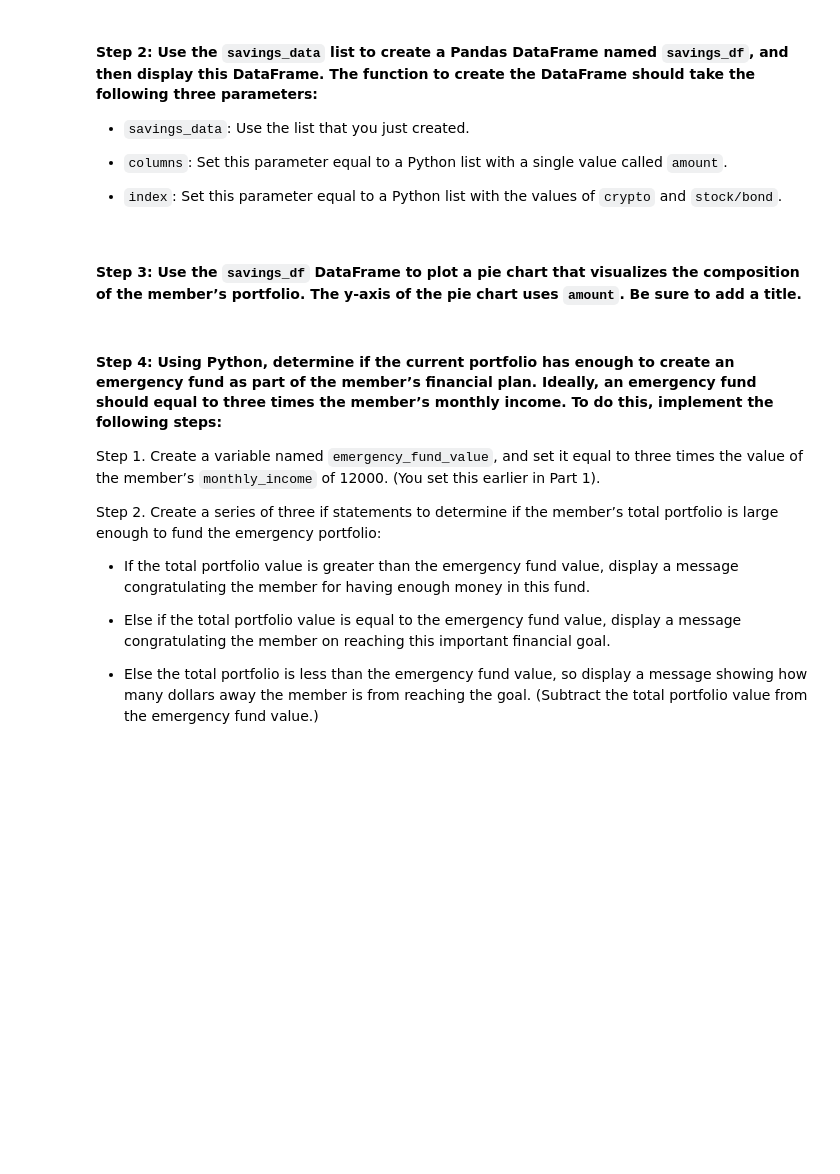
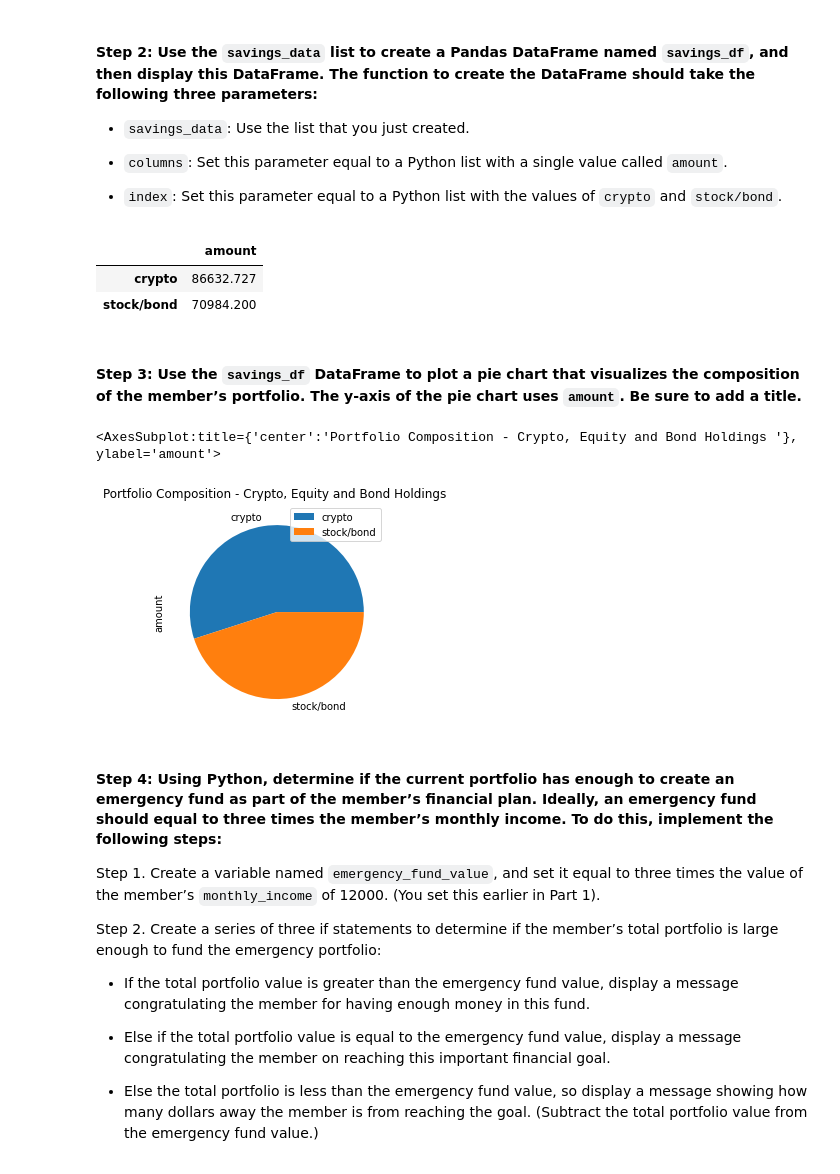
Before and after one commit to tembolo1284/ChallengeFiles_Part5_PaulLopez, a Jupyter notebook: financial_planning_tools.ipynb, the cells around one changed output. Cells and saved outputs as stored; diff of their text form; code cells hidden in the pictures; blank space fills up the shorter version.

```diff
--- a/financial_planning_tools.ipynb
+++ b/financial_planning_tools.ipynb
@@ -265,6 +271,6 @@ agg_value = # YOUR CODE HERE
 # %%
 # Calculate the current value of the stock portion of the portfolio
-spy_value = # YOUR CODE HERE
+spy_value = spy_shares * spy_close_price
 
 # Print the current value of the stock portfolio
-# YOUR CODE HERE
+print(f"The current value of your equity portfolio holding is ${spy_value:.2f}")
@@ -271,6 +279,6 @@ spy_value = # YOUR CODE HERE
 # %%
 # Calculate the total value of the stock and bond portion of the portfolio
-total_stocks_bonds = # YOUR CODE HERE
+total_stocks_bonds = agg_value + spy_value
 
 # Print the current balance of the stock and bond portion of the portfolio
-# YOUR CODE HERE
+print(f"The current value of your total portfolio holding is ${total_stocks_bonds:.2f}")
@@ -313,7 +325,7 @@ In this section, you’ll use the valuations for the cryptocurrency wallet and f
 #### Step 1: Create a Python list named `savings_data` that has two elements. The first element contains the total value of the cryptocurrency wallet. The second element contains the total value of the stock and bond portions of the portfolio.
 # %%
 # Consolidate financial assets data into a Python list
-# YOUR CODE HERE
+savings_data = [total_crypto_wallet, total_stocks_bonds]
 
 # Review the Python list savings_data
-# YOUR CODE HERE
+savings_data[0]
@@ -334,8 +342,24 @@ In this section, you’ll use the valuations for the cryptocurrency wallet and f
+# %%
+# Create a Pandas DataFrame called savings_df
+#savings_df =  pd.DataFrame({"savings_data": savings_data,"columns": "amount", "index" : ["crypto", "stock/bond"]})
+savings_df =  pd.DataFrame({"amount": savings_data}, index=["crypto", "stock/bond"])
+
+# Display the savings_df DataFrame
+savings_df
+# %% [output]
+|  | amount |
+| crypto | 86632.727 |
+| stock/bond | 70984.200 |
 # %% [markdown]
 #### Step 3: Use the `savings_df` DataFrame to plot a pie chart that visualizes the composition of the member’s portfolio. The y-axis of the pie chart uses `amount`. Be sure to add a title.
 # %%
 # Plot the total value of the member's portfolio (crypto and stock/bond) in a pie chart
-# YOUR CODE HERE
+#pie_values_df = pd.DataFrame({'Value':[aapl_value, msft_value]},index=['Apple', 'MSFT'])
+#pie_values_df
+savings_df.plot.pie(y='amount', title='Portfolio Composition - Crypto, Equity and Bond Holdings ')
+# %% [output]
+<AxesSubplot:title={'center':'Portfolio Composition - Crypto, Equity and Bond Holdings '}, ylabel='amount'>
+[figure, added]
 # %% [markdown]
 #### Step 4: Using Python, determine if the current portfolio has enough to create an emergency fund as part of the member’s financial plan. Ideally, an emergency fund should equal to three times the member’s monthly income. To do this, implement the following steps:
 
```
Also changed, not shown: parts of 37 cells of this notebook, 2 other files.
